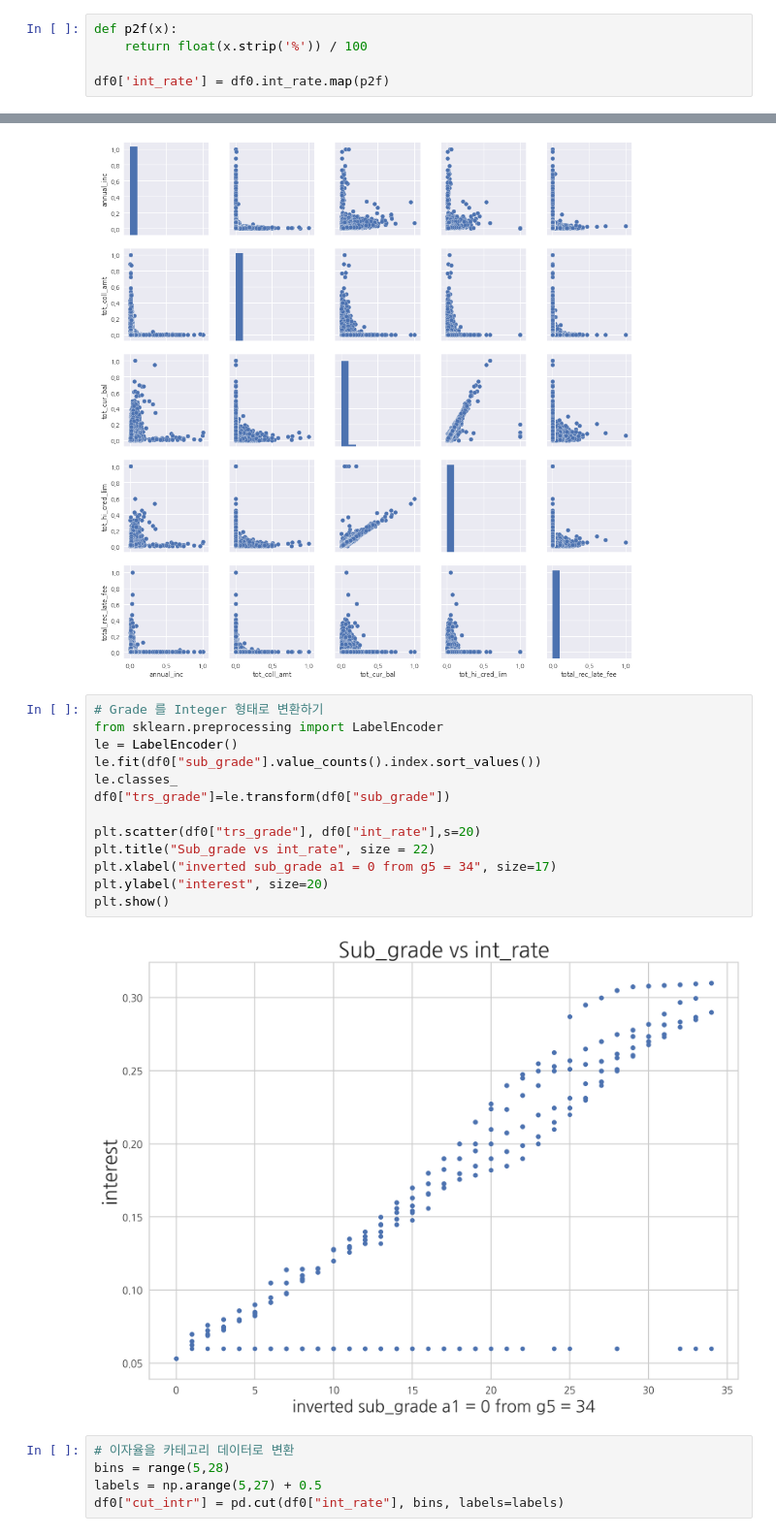
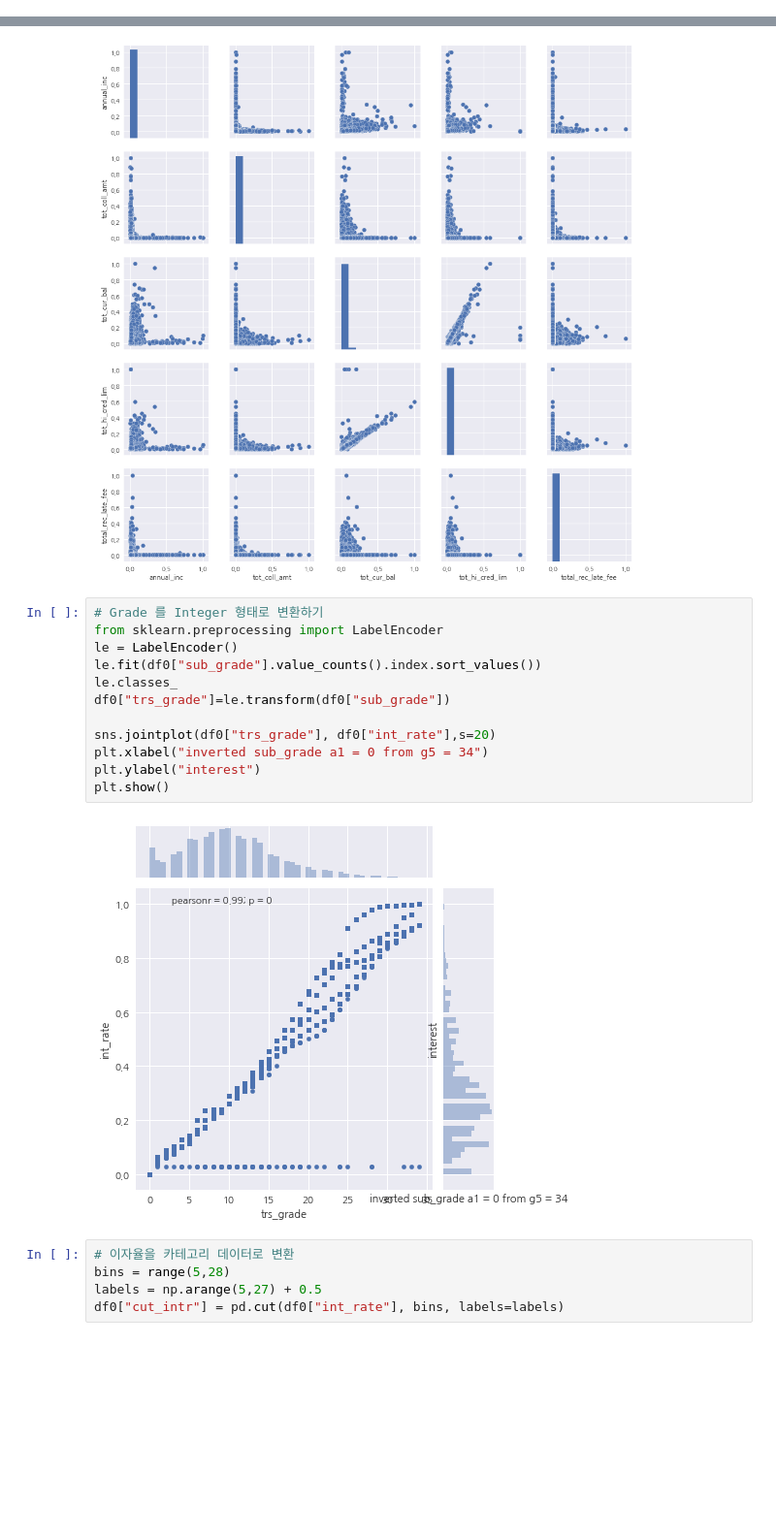
Before and after one commit to devyohan/fc_team_project2, a Jupyter notebook: notebook.ipynb, the cells around one changed output, grey strips where cells are left out. Shown at 97% size. Saved outputs shown, nothing was run; the diff lists cells and outputs as text; blank space fills up the shorter version.

Commit message:
Added some plots

```diff
--- a/notebook.ipynb
+++ b/notebook.ipynb
@@ -162,9 +162,4 @@ df0[cat] = scaler.transform(df0[cat])
 ### 이자율 데이터를 실수로 변환
 
 원본 데이터에는 18.8% 형식의 문자열 데이터로 되어 있어 '%' 문자열을 제거하여 실수형으로 변환하였습니다.
-# %%
-def p2f(x):
-    return float(x.strip('%')) / 100
-
-df0['int_rate'] = df0.int_rate.map(p2f)
 # %%
@@ -204,18 +198,17 @@ plt.show()
 # %%
 # Grade 를 Integer 형태로 변환하기
 from sklearn.preprocessing import LabelEncoder
 le = LabelEncoder()
 le.fit(df0["sub_grade"].value_counts().index.sort_values())
 le.classes_
 df0["trs_grade"]=le.transform(df0["sub_grade"])
 
-plt.scatter(df0["trs_grade"], df0["int_rate"],s=20)
-plt.title("Sub_grade vs int_rate", size = 22)
-plt.xlabel("inverted sub_grade a1 = 0 from g5 = 34", size=17)
-plt.ylabel("interest", size=20)
+sns.jointplot(df0["trs_grade"], df0["int_rate"],s=20)
+plt.xlabel("inverted sub_grade a1 = 0 from g5 = 34")
+plt.ylabel("interest")
 plt.show()
 # %% [output]
-[figure, old version]
+[figure, new version]
 # %%
 # 이자율을 카테고리 데이터로 변환
 bins = range(5,28)
```
Also changed, not shown: parts of 1 cell of this notebook.
